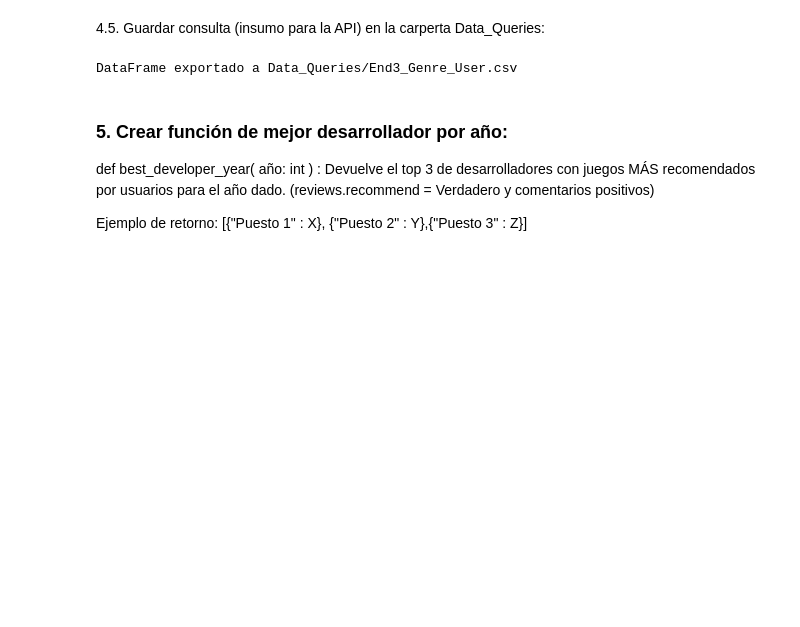
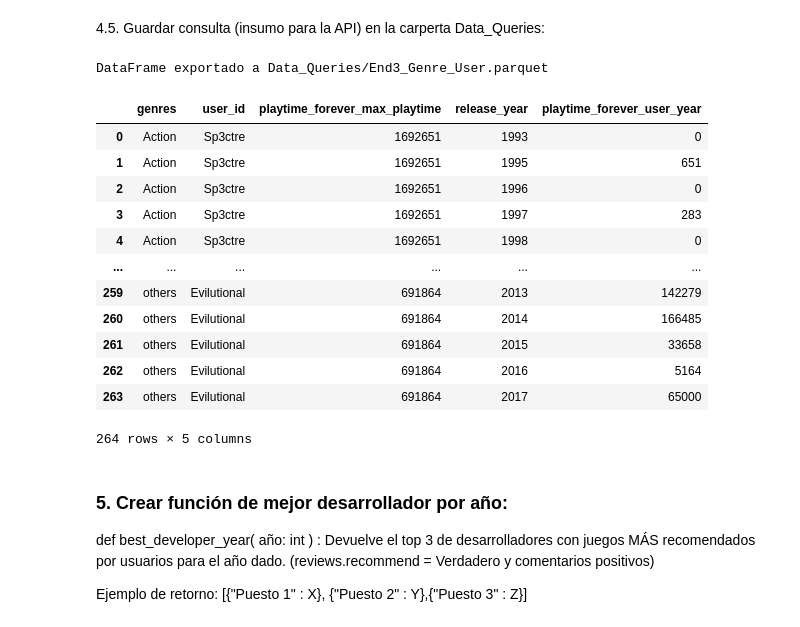
Before and after one commit to LDavidRojasD/MLOps_SteamGames_Proy1, a Jupyter notebook: 4. Funciones_Endpoints.ipynb, the cells around one changed output. Drawn from its saved outputs; the diff is of its cells as text; code cells hidden in the pictures; blank space fills up the shorter version.

```diff
--- a/4. Funciones_Endpoints.ipynb
+++ b/4. Funciones_Endpoints.ipynb
@@ -283,10 +332,40 @@ print(resultado)
 # %%
 # Exportar el DataFrame a CSV:
 
-End3_Genre_User.to_csv('Data_Queries/End3_Genre_User.csv', index=False)
-print(f"DataFrame exportado a {'Data_Queries/End3_Genre_User.csv'}")
+End3_Genre_User.to_parquet('Data_Queries/End3_Genre_User.parquet', index=False)
+print(f"DataFrame exportado a {'Data_Queries/End3_Genre_User.parquet'}")
 # %% [output]
-DataFrame exportado a Data_Queries/End3_Genre_User.csv
+DataFrame exportado a Data_Queries/End3_Genre_User.parquet
+# %%
+# Agrupa por género y usuario, y calcula la suma de playtime_forever
+grouped_data = End3_Genre_User.groupby(['genres', 'user_id']).agg({'playtime_forever': 'sum'}).reset_index()
+
+# Encuentra el usuario con la máxima suma de playtime_forever en cada género
+max_playtime_users = grouped_data.groupby('genres')['playtime_forever'].idxmax()
+max_playtime_data = grouped_data.loc[max_playtime_users]
+
+# Ahora, agrupa por usuario y año y calcula la suma de playtime_forever
+user_year_data = End3_Genre_User.groupby(['user_id', 'release_year']).agg({'playtime_forever': 'sum'}).reset_index()
+
+# Fusiona los datos de max_playtime_data con user_year_data
+End3_Genre_User = pd.merge(max_playtime_data, user_year_data, on='user_id', how='left')
+
+# Muestra el DataFrame resultante
+End3_Genre_User
+# %% [output]
+|  | genres | user_id | playtime_forever_max_playtime | release_year | playtime_forever_user_year |
+| 0 | Action | Sp3ctre | 1692651 | 1993 | 0 |
+| 1 | Action | Sp3ctre | 1692651 | 1995 | 651 |
+| 2 | Action | Sp3ctre | 1692651 | 1996 | 0 |
+| 3 | Action | Sp3ctre | 1692651 | 1997 | 283 |
+| 4 | Action | Sp3ctre | 1692651 | 1998 | 0 |
+| ... | ... | ... | ... | ... | ... |
+| 259 | others | Evilutional | 691864 | 2013 | 142279 |
+| 260 | others | Evilutional | 691864 | 2014 | 166485 |
+| 261 | others | Evilutional | 691864 | 2015 | 33658 |
+| 262 | others | Evilutional | 691864 | 2016 | 5164 |
+| 263 | others | Evilutional | 691864 | 2017 | 65000 |
+264 rows × 5 columns
 # %% [markdown]
 ### 5. Crear función de mejor desarrollador por año:
 
```
Also changed, not shown: parts of 21 cells of this notebook, 4 other files.
